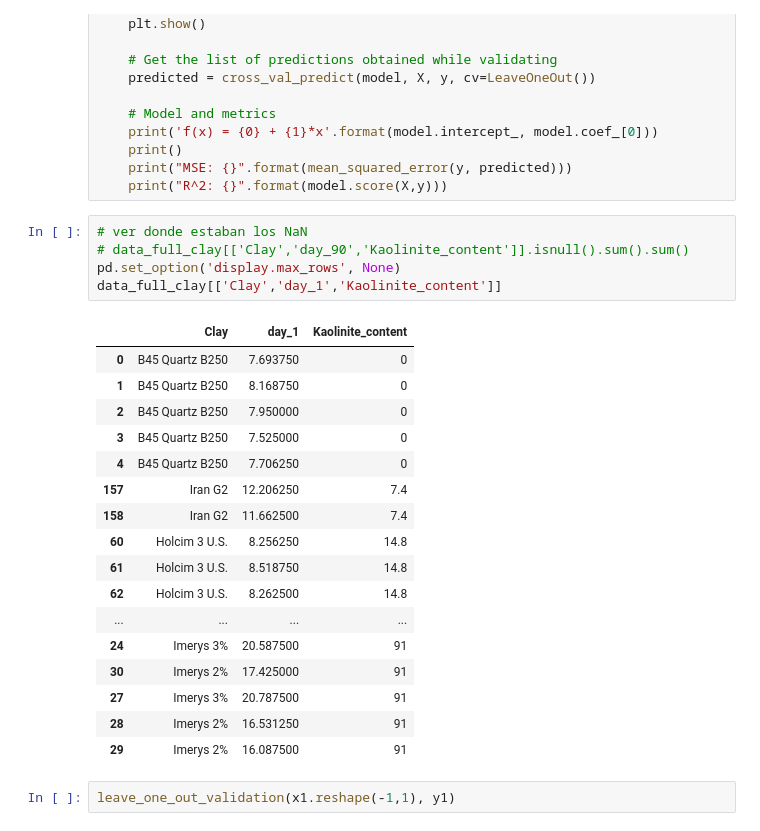
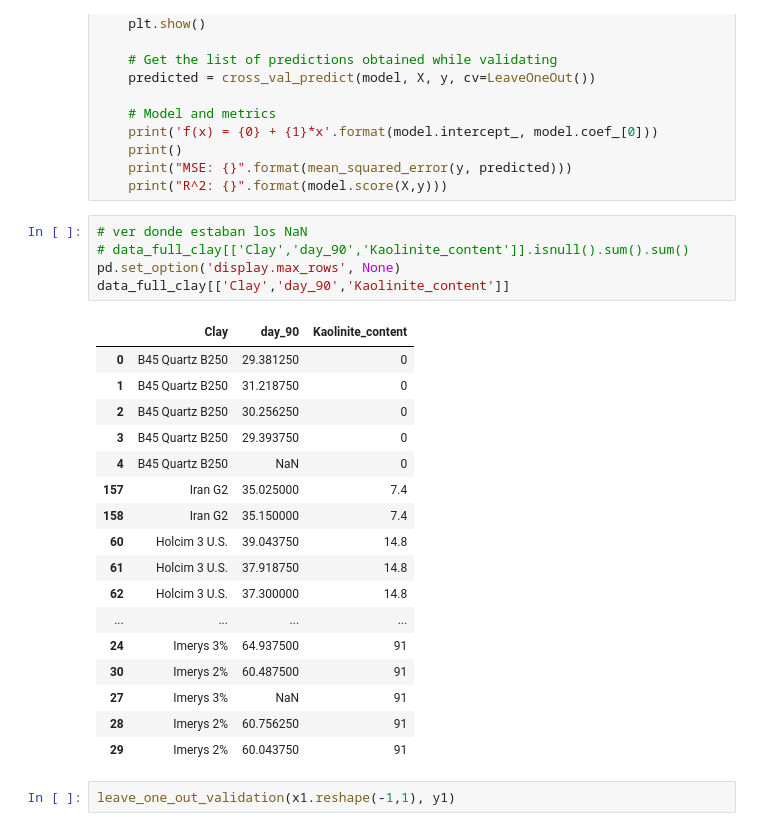
Before and after one commit to frblazquez/LC3, a Jupyter notebook: Project 2/lc3_full_data.ipynb, the cells around one changed output. Cells and saved outputs as stored; diff of their text form.

```diff
--- a/Project 2/lc3_full_data.ipynb
+++ b/Project 2/lc3_full_data.ipynb
@@ -294,26 +274,26 @@ def leave_one_out_validation(X, y, model=LinearRegression()):
 # %%
 # ver donde estaban los NaN
 # data_full_clay[['Clay','day_90','Kaolinite_content']].isnull().sum().sum()
 pd.set_option('display.max_rows', None)
-data_full_clay[['Clay','day_1','Kaolinite_content']]
+data_full_clay[['Clay','day_90','Kaolinite_content']]
 # %% [output]
-|  | Clay | day_1 | Kaolinite_content |
-| 0 | B45 Quartz B250 | 7.693750 | 0 |
-| 1 | B45 Quartz B250 | 8.168750 | 0 |
-| 2 | B45 Quartz B250 | 7.950000 | 0 |
-| 3 | B45 Quartz B250 | 7.525000 | 0 |
-| 4 | B45 Quartz B250 | 7.706250 | 0 |
-| 157 | Iran G2 | 12.206250 | 7.4 |
-| 158 | Iran G2 | 11.662500 | 7.4 |
-| 60 | Holcim 3 U.S. | 8.256250 | 14.8 |
-| 61 | Holcim 3 U.S. | 8.518750 | 14.8 |
-| 62 | Holcim 3 U.S. | 8.262500 | 14.8 |
+|  | Clay | day_90 | Kaolinite_content |
+| 0 | B45 Quartz B250 | 29.381250 | 0 |
+| 1 | B45 Quartz B250 | 31.218750 | 0 |
+| 2 | B45 Quartz B250 | 30.256250 | 0 |
+| 3 | B45 Quartz B250 | 29.393750 | 0 |
+| 4 | B45 Quartz B250 | NaN | 0 |
+| 157 | Iran G2 | 35.025000 | 7.4 |
+| 158 | Iran G2 | 35.150000 | 7.4 |
+| 60 | Holcim 3 U.S. | 39.043750 | 14.8 |
+| 61 | Holcim 3 U.S. | 37.918750 | 14.8 |
+| 62 | Holcim 3 U.S. | 37.300000 | 14.8 |
 | ... | ... | ... | ... |
-| 24 | Imerys 3% | 20.587500 | 91 |
-| 30 | Imerys 2% | 17.425000 | 91 |
-| 27 | Imerys 3% | 20.787500 | 91 |
-| 28 | Imerys 2% | 16.531250 | 91 |
-| 29 | Imerys 2% | 16.087500 | 91 |
+| 24 | Imerys 3% | 64.937500 | 91 |
+| 30 | Imerys 2% | 60.487500 | 91 |
+| 27 | Imerys 3% | NaN | 91 |
+| 28 | Imerys 2% | 60.756250 | 91 |
+| 29 | Imerys 2% | 60.043750 | 91 |
 # %%
 leave_one_out_validation(x1.reshape(-1,1), y1)
 # %% [output]
```
Also changed, not shown: parts of 8 cells of this notebook.
